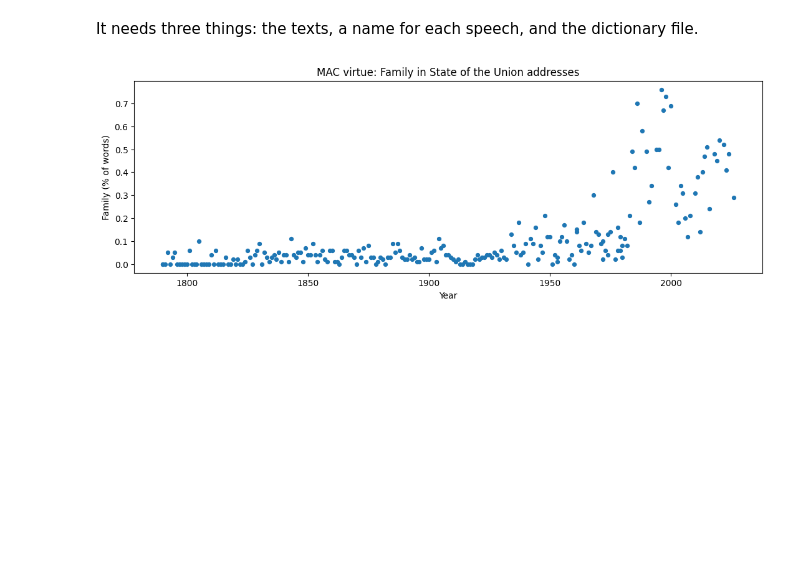
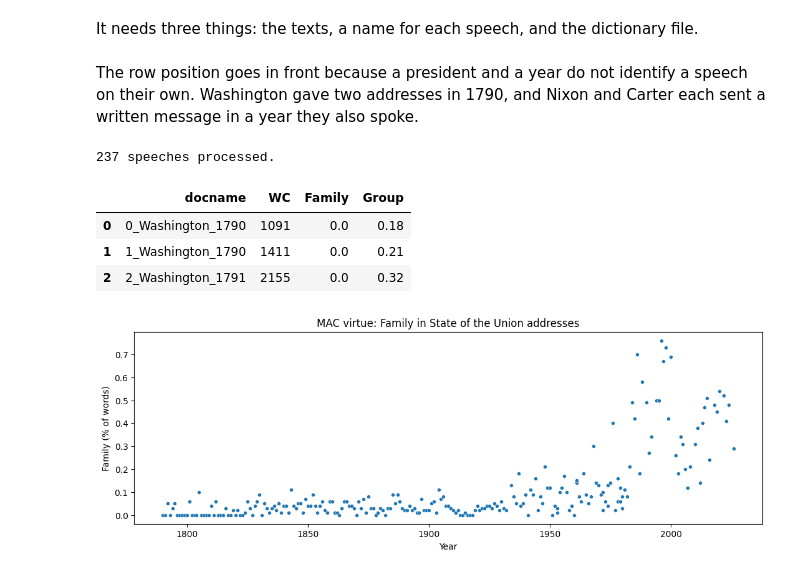
Before and after one commit to DH-Oz/CorpusAnalysis, a Jupyter notebook: 2-dictionary-content.ipynb, the cells around one changed output. Drawn from its saved outputs; the diff is of its cells as text; code cells hidden in the pictures; blank space fills up the shorter version.

```diff
--- a/2-dictionary-content.ipynb
+++ b/2-dictionary-content.ipynb
@@ -91,16 +120,24 @@ print(first_counts)
 A long speech uses more category words just by being longer, so comparing percentages rather than counts puts every speech on equal footing.
 # %% [markdown]
 It needs three things: the texts, a name for each speech, and the dictionary file.
-# %%
-docnames = []
-for row_position, speech in df.iterrows():
-    docnames.append(f"{speech['president']}_{speech['year']}")
-
-virtue_df = liwcalike(list(df['text']), docnames, 'dictionaries/macdvirtue.dic')
-virtue_df['year'] = list(df['year'])
-virtue_df['president'] = list(df['president'])
-print(f'{len(virtue_df)} speeches processed.')
-virtue_df[['docname', 'WC', 'Family', 'Group']].head(3)
+# %% [markdown]
+The row position goes in front because a president and a year do not identify a speech on their own. Washington gave two addresses in 1790, and Nixon and Carter each sent a written message in a year they also spoke.
+# %%
+docnames = []
+for row_position, speech in df.iterrows():
+    docnames.append(f"{row_position}_{speech['president']}_{speech['year']}")
+
+virtue_df = liwcalike(list(df['text']), docnames, 'dictionaries/macdvirtue.dic')
+virtue_df['year'] = list(df['year'])
+virtue_df['president'] = list(df['president'])
+print(f'{len(virtue_df)} speeches processed.')
+virtue_df[['docname', 'WC', 'Family', 'Group']].head(3)
+# %% [output]
+237 speeches processed.
+|  | docname | WC | Family | Group |
+| 0 | 0_Washington_1790 | 1091 | 0.0 | 0.18 |
+| 1 | 1_Washington_1790 | 1411 | 0.0 | 0.21 |
+| 2 | 2_Washington_1791 | 2155 | 0.0 | 0.32 |
 # %%
 # Helper. Plot one category's percentage across the years as points, one per speech.
 def plot_category(category_name):
```
Also changed, not shown: parts of 29 cells of this notebook, 20 other files.
